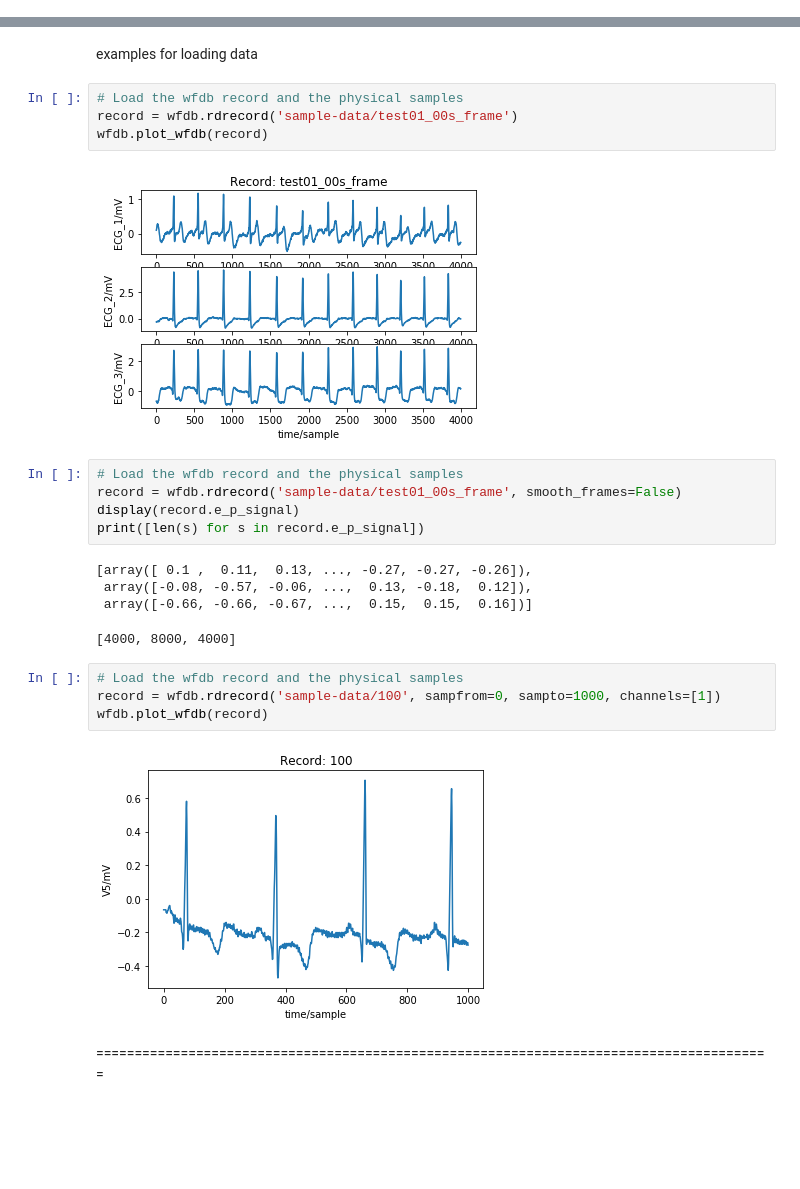
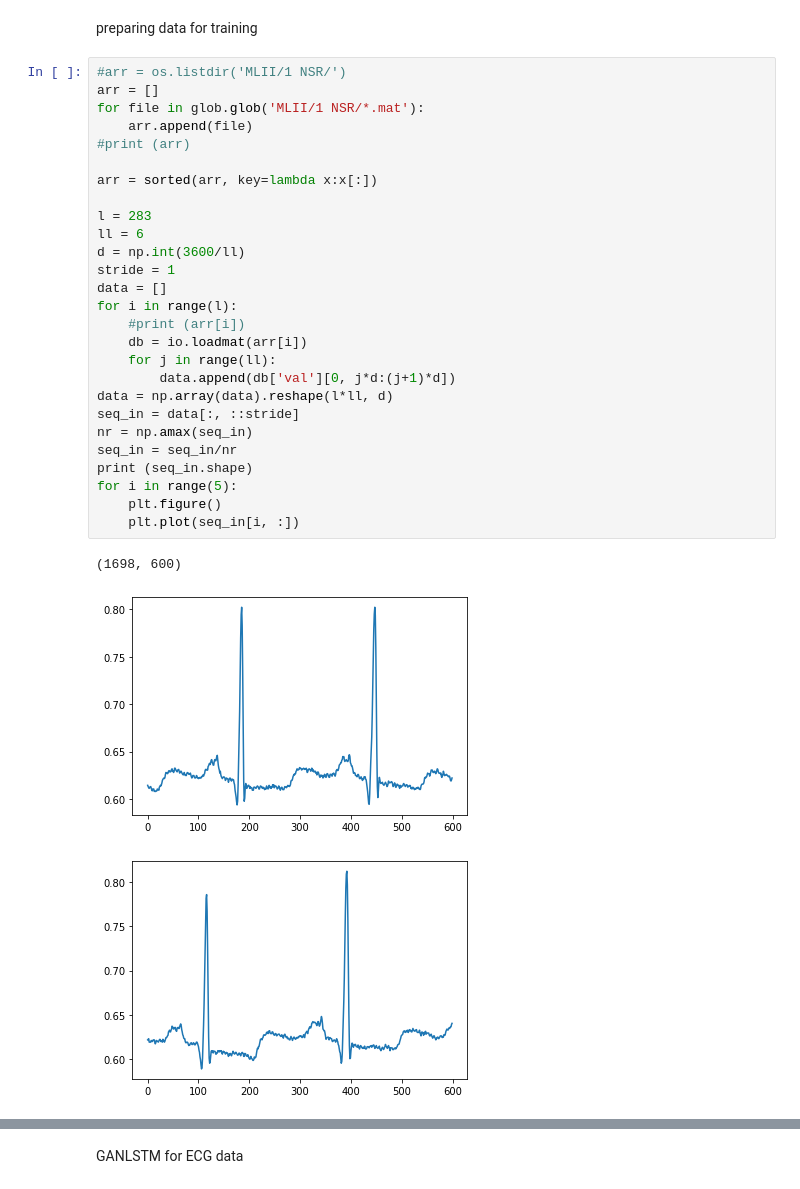
Before and after one commit to abbasloo/dnnHealth, a Jupyter notebook: LSTMGAN.ipynb, the cells around one changed output, grey strips where cells are left out. Saved outputs shown, nothing was run; the diff lists cells and outputs as text; blank space fills up the shorter version.

```diff
--- a/LSTMGAN.ipynb
+++ b/LSTMGAN.ipynb
@@ -12,2 +10,35 @@ import scipy
 import os
 import glob
+# %% [markdown]
+preparing data for training
+# %%
+#arr = os.listdir('MLII/1 NSR/')
+arr = []
+for file in glob.glob('MLII/1 NSR/*.mat'):
+    arr.append(file)
+#print (arr)
+
+arr = sorted(arr, key=lambda x:x[:])
+
+l = 283
+ll = 6
+d = np.int(3600/ll)
+stride = 1
+data = []
+for i in range(l):
+    #print (arr[i])
+    db = io.loadmat(arr[i])
+    for j in range(ll):
+        data.append(db['val'][0, j*d:(j+1)*d])
+data = np.array(data).reshape(l*ll, d)
+seq_in = data[:, ::stride]
+nr = np.amax(seq_in)
+seq_in = seq_in/nr
+print (seq_in.shape)
+for i in range(5):
+    plt.figure()
+    plt.plot(seq_in[i, :])
+# %% [output]
+(1698, 600)
+[figure, added]
+[figure, added]
@@ -14,26 +48,2 @@ import glob
 # %% [markdown]
-examples for loading data
+GANLSTM for ECG data
-# %%
-# Load the wfdb record and the physical samples
-record = wfdb.rdrecord('sample-data/test01_00s_frame')
-wfdb.plot_wfdb(record)
-# %% [output]
-[figure, removed]
-# %%
-# Load the wfdb record and the physical samples
-record = wfdb.rdrecord('sample-data/test01_00s_frame', smooth_frames=False)
-display(record.e_p_signal)
-print([len(s) for s in record.e_p_signal])
-# %% [output]
-[array([ 0.1 ,  0.11,  0.13, ..., -0.27, -0.27, -0.26]),
- array([-0.08, -0.57, -0.06, ...,  0.13, -0.18,  0.12]),
- array([-0.66, -0.66, -0.67, ...,  0.15,  0.15,  0.16])]
-[4000, 8000, 4000]
-# %%
-# Load the wfdb record and the physical samples
-record = wfdb.rdrecord('sample-data/100', sampfrom=0, sampto=1000, channels=[1])
-wfdb.plot_wfdb(record)
-# %% [output]
-[figure, removed]
-# %% [markdown]
-========================================================================================
```
Also changed, not shown: parts of 11 cells of this notebook.
